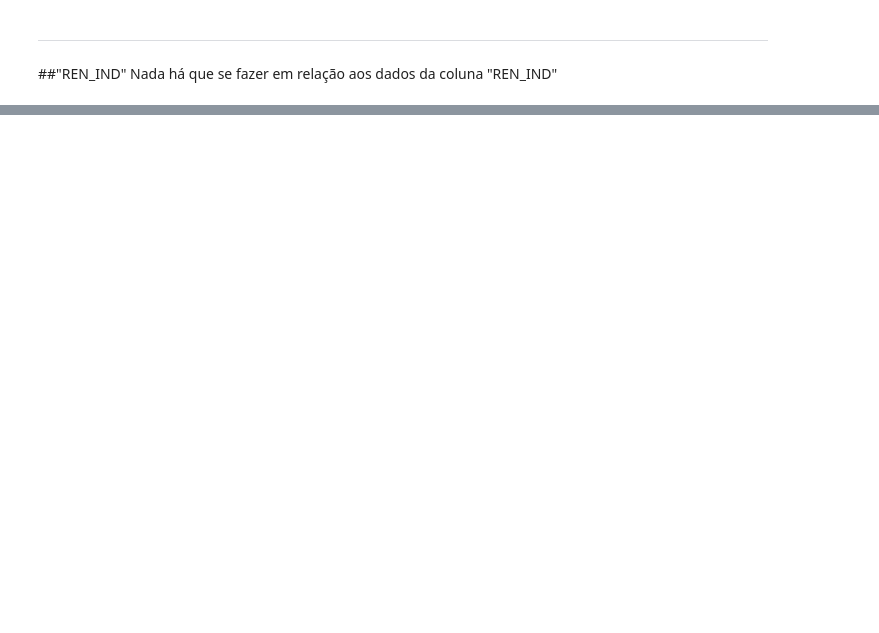
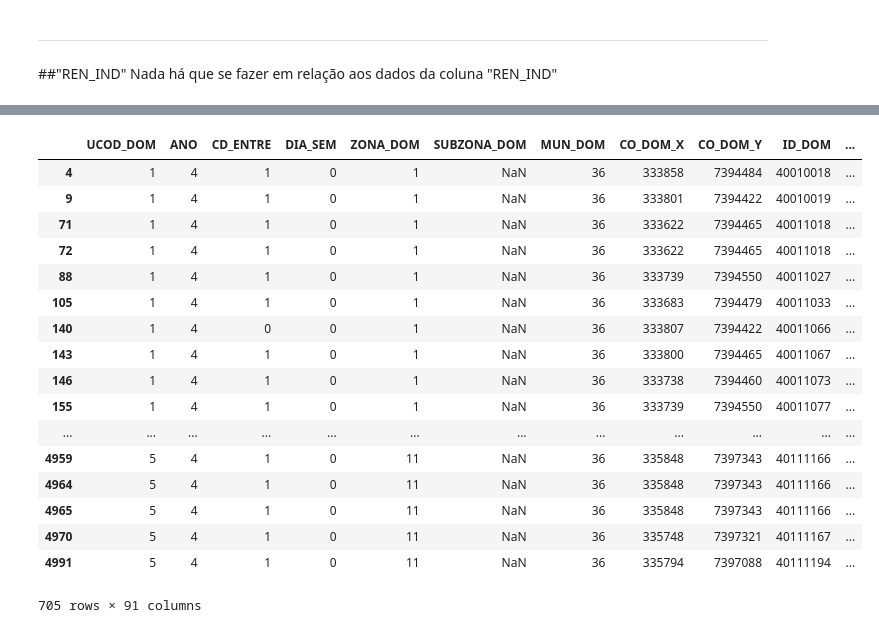
Before and after one commit to diraol/metrado-haydee-scripts, a Jupyter notebook: rotina_2007.ipynb, the cells around one changed output, grey strips where cells are left out. Drawn from its saved outputs; the diff is of its cells as text; code cells hidden in the pictures; blank space fills up the shorter version.

```diff
--- a/rotina_2007.ipynb
+++ b/rotina_2007.ipynb
@@ -90 +106,8 @@ od2007_ex = pd.read_csv('exemplo_OD2007.csv', sep=';', decimal=',')
+# %%
+#Reading csv file and store its contend in an intern dataframe
+addcol_2007_ex = pd.read_csv('OD_2007_addcol.csv', sep=';', decimal=',')
+addcol_2007_ex = addcol_2007_ex[:5000]
+# %%
+#Replacing a column from a dataframe to another
+od2007_ex['OCUP'] = addcol_2007_ex['CD_ATIV']
 # %%
@@ -1084,0 +1047,15 @@ od2007_ex[(od2007_ex['CD_RENIND']<1) | (od2007_ex['CD_RENIND']>3)]
+# %%
+#Replacing the values 2 for 1
+od2007_ex.loc[od2007_ex['OCUP']==2,'OCUP'] = 1
+#Replacing the values 3 for 2
+od2007_ex.loc[od2007_ex['OCUP']==3,'OCUP'] = 2
+#Replacing the values 4 for 3
+od2007_ex.loc[od2007_ex['OCUP']==4,'OCUP'] = 3
+#Replacing the values 5 for 4
+od2007_ex.loc[od2007_ex['OCUP']==5,'OCUP'] = 4
+#Replacing the values 6 for 5
+od2007_ex.loc[od2007_ex['OCUP']==6,'OCUP'] = 5
+#Replacing the values 7 for 6
+od2007_ex.loc[od2007_ex['OCUP']==7,'OCUP'] = 6
+#Replacing the values 8 for 7
+od2007_ex.loc[od2007_ex['OCUP']==8,'OCUP'] = 7
@@ -1559,0 +1672,3 @@ od2007_ex['UCOD_DEST'] = od2007_ex.apply(lambda row: consulta_refext(row, 'UCOD-
+# %%
+#Generating "ID_VIAG" from the concatenation of "ID_PESS" and "NO_VIAG" variables
+od2007_ex['ID_VIAG'] = od2007_ex.apply(lambda row: gera_ID_VIAG(row), axis=1)
@@ -1559,0 +1753,24 @@ od2007_ex['UCOD_DEST'] = od2007_ex.apply(lambda row: consulta_refext(row, 'UCOD-
+# %%
+if not impressao:
+    #Verifying value interval for check - conditions: "UCOD_ORIG < 1" and "UCOD_ORIG > 67"
+    #The 'error' returns must be related to "UCOD_ORIG" == 0, that is, trips that are not school purposed
+    od2007_ex[(od2007_ex['UCOD_ORIG']<1) | (od2007_ex['UCOD_ORIG']>67)]
+# %% [output]
+|  | UCOD_DOM | ANO | CD_ENTRE | DIA_SEM | ZONA_DOM | SUBZONA_DOM | MUN_DOM | CO_DOM_X | CO_DOM_Y | ID_DOM | ... |
+| 4 | 1 | 4 | 1 | 0 | 1 | NaN | 36 | 333858 | 7394484 | 40010018 | ... |
+| 9 | 1 | 4 | 1 | 0 | 1 | NaN | 36 | 333801 | 7394422 | 40010019 | ... |
+| 71 | 1 | 4 | 1 | 0 | 1 | NaN | 36 | 333622 | 7394465 | 40011018 | ... |
+| 72 | 1 | 4 | 1 | 0 | 1 | NaN | 36 | 333622 | 7394465 | 40011018 | ... |
+| 88 | 1 | 4 | 1 | 0 | 1 | NaN | 36 | 333739 | 7394550 | 40011027 | ... |
+| 105 | 1 | 4 | 1 | 0 | 1 | NaN | 36 | 333683 | 7394479 | 40011033 | ... |
+| 140 | 1 | 4 | 0 | 0 | 1 | NaN | 36 | 333807 | 7394422 | 40011066 | ... |
+| 143 | 1 | 4 | 1 | 0 | 1 | NaN | 36 | 333800 | 7394465 | 40011067 | ... |
+| 146 | 1 | 4 | 1 | 0 | 1 | NaN | 36 | 333738 | 7394460 | 40011073 | ... |
+| 155 | 1 | 4 | 1 | 0 | 1 | NaN | 36 | 333739 | 7394550 | 40011077 | ... |
+| ... | ... | ... | ... | ... | ... | ... | ... | ... | ... | ... | ... |
+| 4959 | 5 | 4 | 1 | 0 | 11 | NaN | 36 | 335848 | 7397343 | 40111166 | ... |
+| 4964 | 5 | 4 | 1 | 0 | 11 | NaN | 36 | 335848 | 7397343 | 40111166 | ... |
+| 4965 | 5 | 4 | 1 | 0 | 11 | NaN | 36 | 335848 | 7397343 | 40111166 | ... |
+| 4970 | 5 | 4 | 1 | 0 | 11 | NaN | 36 | 335748 | 7397321 | 40111167 | ... |
+| 4991 | 5 | 4 | 1 | 0 | 11 | NaN | 36 | 335794 | 7397088 | 40111194 | ... |
+705 rows × 91 columns
```
Also changed, not shown: parts of 274 cells of this notebook, 1 other file.
